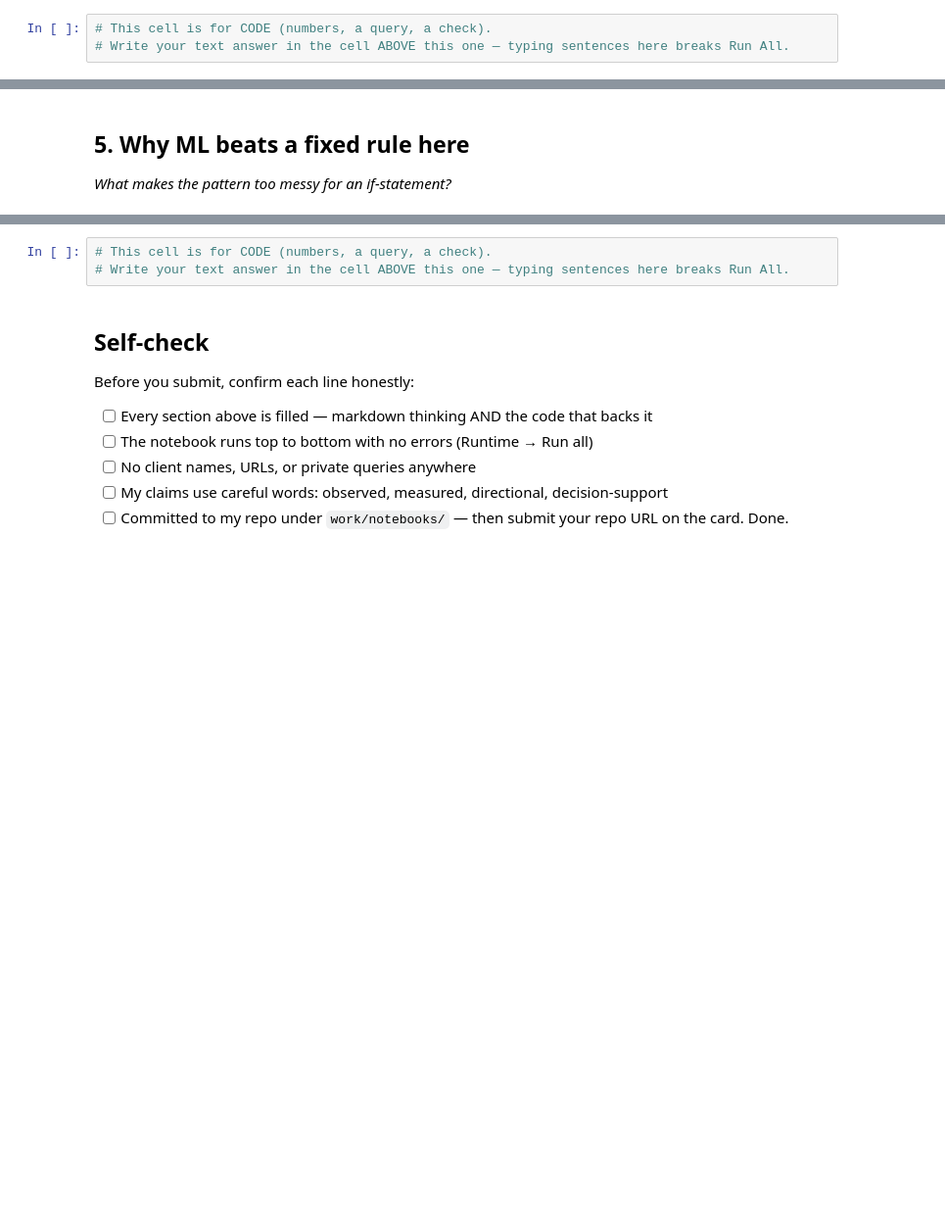
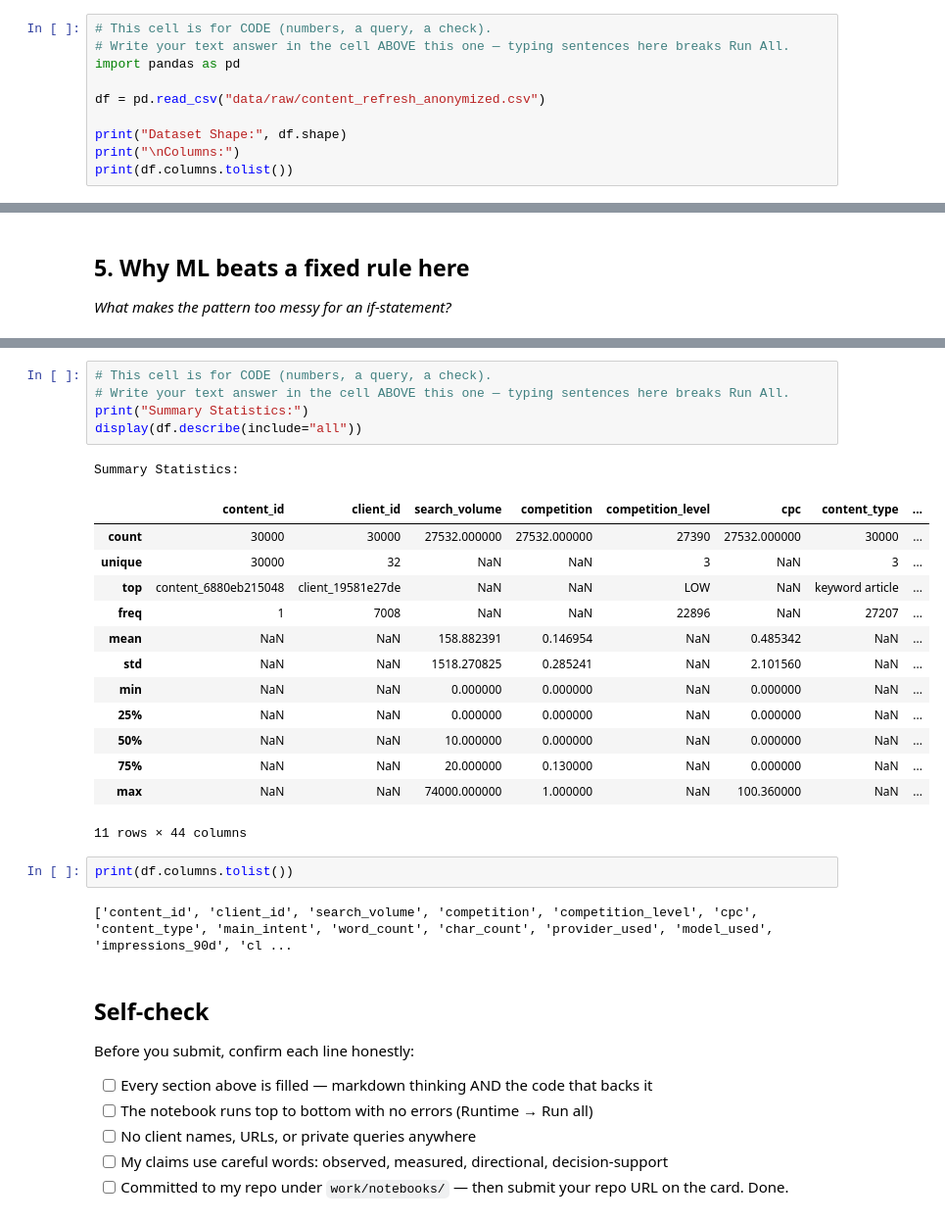
Before and after one commit to Karthick-177/Flyrank-ML-Internship, a Jupyter notebook: work/notebooks/w02_ml_task_framing.ipynb, the cells around one changed output, grey strips where cells are left out. Shown at 98% size. Drawn from its saved outputs; the diff is of its cells as text; blank space fills up the shorter version.

```diff
--- a/work/notebooks/w02_ml_task_framing.ipynb
+++ b/work/notebooks/w02_ml_task_framing.ipynb
@@ -13,3 +17,10 @@ This skeleton is yours to fill. Work the sections **in order** — each one has
 # %%
 # This cell is for CODE (numbers, a query, a check).
 # Write your text answer in the cell ABOVE this one — typing sentences here breaks Run All.
+import pandas as pd
+
+df = pd.read_csv("data/raw/content_refresh_anonymized.csv")
+
+print("Dataset Shape:", df.shape)
+print("\nColumns:")
+print(df.columns.tolist())
@@ -41,6 +103,27 @@ This skeleton is yours to fill. Work the sections **in order** — each one has
 # %%
 # This cell is for CODE (numbers, a query, a check).
 # Write your text answer in the cell ABOVE this one — typing sentences here breaks Run All.
+print("Summary Statistics:")
+display(df.describe(include="all"))
+# %% [output]
+Summary Statistics:
+|  | content_id | client_id | search_volume | competition | competition_level | cpc | content_type | ... |
+| count | 30000 | 30000 | 27532.000000 | 27532.000000 | 27390 | 27532.000000 | 30000 | ... |
+| unique | 30000 | 32 | NaN | NaN | 3 | NaN | 3 | ... |
+| top | content_6880eb215048 | client_19581e27de | NaN | NaN | LOW | NaN | keyword article | ... |
+| freq | 1 | 7008 | NaN | NaN | 22896 | NaN | 27207 | ... |
+| mean | NaN | NaN | 158.882391 | 0.146954 | NaN | 0.485342 | NaN | ... |
+| std | NaN | NaN | 1518.270825 | 0.285241 | NaN | 2.101560 | NaN | ... |
+| min | NaN | NaN | 0.000000 | 0.000000 | NaN | 0.000000 | NaN | ... |
+| 25% | NaN | NaN | 0.000000 | 0.000000 | NaN | 0.000000 | NaN | ... |
+| 50% | NaN | NaN | 10.000000 | 0.000000 | NaN | 0.000000 | NaN | ... |
+| 75% | NaN | NaN | 20.000000 | 0.130000 | NaN | 0.000000 | NaN | ... |
+| max | NaN | NaN | 74000.000000 | 1.000000 | NaN | 100.360000 | NaN | ... |
+11 rows × 44 columns
+# %%
+print(df.columns.tolist())
+# %% [output]
+['content_id', 'client_id', 'search_volume', 'competition', 'competition_level', 'cpc', 'content_type', 'main_intent', 'word_count', 'char_count', 'provider_used', 'model_used', 'impressions_90d', 'cl ...
 # %% [markdown]
 ## Self-check
 
```
Also changed, not shown: parts of 9 cells of this notebook.
